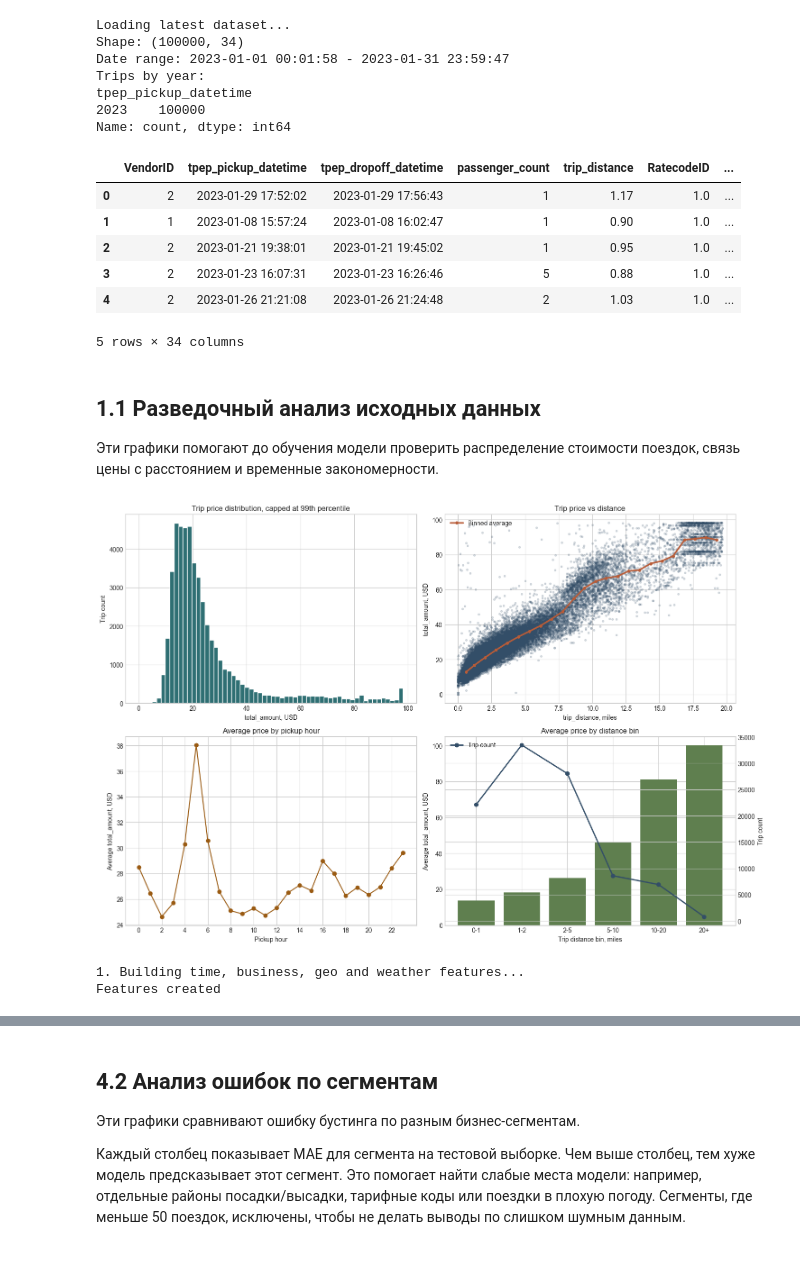
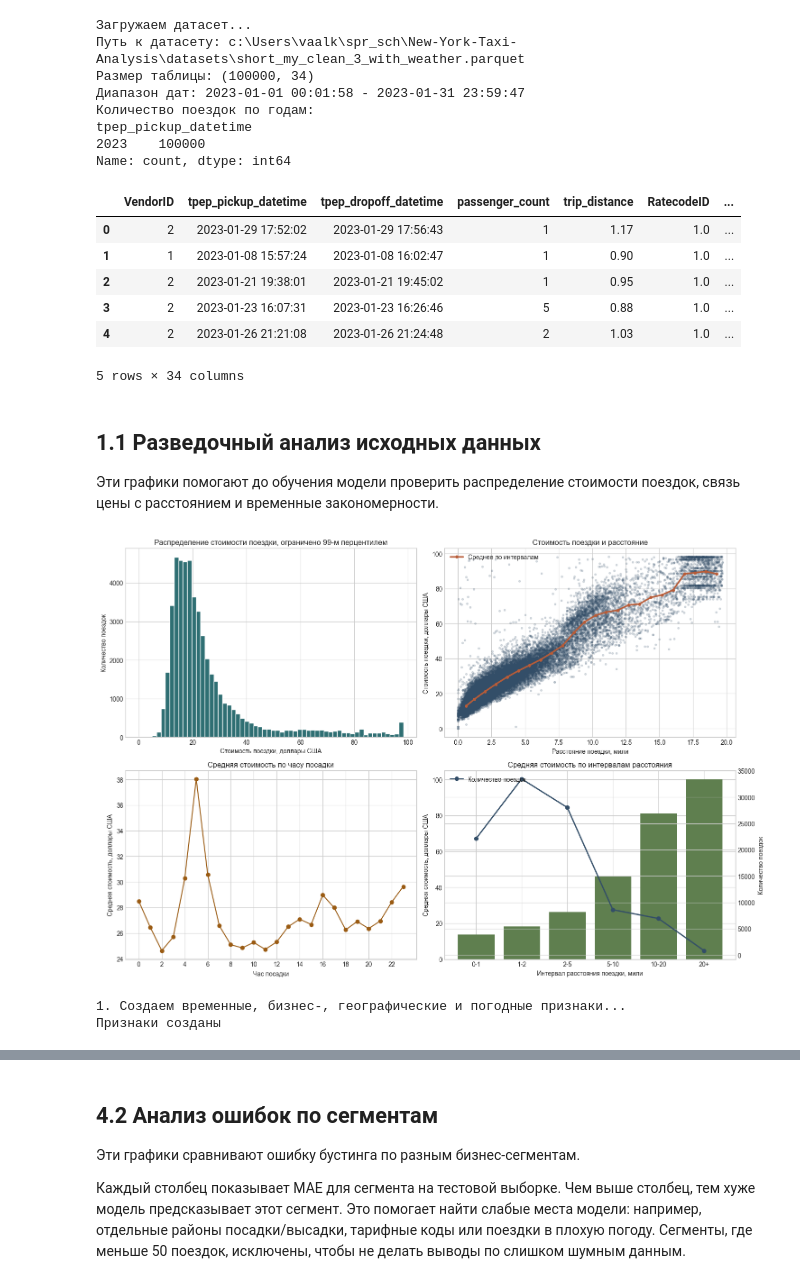
Before and after one commit to Team-10-Spilis/New-York-Taxi-Analysis, a Jupyter notebook: ml_price/pred_cost_grad_boost.ipynb, the cells around one changed output, grey strips where cells are left out. Saved outputs shown, nothing was run; the diff lists cells and outputs as text; code cells hidden in the pictures.

```diff
--- a/ml_price/pred_cost_grad_boost.ipynb
+++ b/ml_price/pred_cost_grad_boost.ipynb
@@ -37,27 +42,29 @@ try:
 except OSError:
     plt.style.use("ggplot")
 # %%
-print("Loading latest dataset...")
+print("Загружаем датасет...")
+print("Путь к датасету:", DATA_PATH)
 df = pd.read_parquet(DATA_PATH)
 
 df["tpep_pickup_datetime"] = pd.to_datetime(df["tpep_pickup_datetime"], errors="coerce")
 
-# Keep only 2023-2024, just in case the file contains date outliers.
+# Оставляем только 2023-2024 годы на случай выбросов по датам.
 df = df.loc[
     df["tpep_pickup_datetime"].ge(pd.Timestamp("2023-01-01"))
     & df["tpep_pickup_datetime"].lt(pd.Timestamp("2025-01-01"))
 ].copy()
 
-print("Shape:", df.shape)
-print("Date range:", df["tpep_pickup_datetime"].min(), "-", df["tpep_pickup_datetime"].max())
-print("Trips by year:")
+print("Размер таблицы:", df.shape)
+print("Диапазон дат:", df["tpep_pickup_datetime"].min(), "-", df["tpep_pickup_datetime"].max())
+print("Количество поездок по годам:")
 print(df["tpep_pickup_datetime"].dt.year.value_counts().sort_index())
 df.head()
 # %% [output]
-Loading latest dataset...
-Shape: (100000, 34)
-Date range: 2023-01-01 00:01:58 - 2023-01-31 23:59:47
-Trips by year:
+Загружаем датасет...
+Путь к датасету: c:\Users\vaalk\spr_sch\New-York-Taxi-Analysis\datasets\short_my_clean_3_with_weather.parquet
+Размер таблицы: (100000, 34)
+Диапазон дат: 2023-01-01 00:01:58 - 2023-01-31 23:59:47
+Количество поездок по годам:
 tpep_pickup_datetime
 2023    100000
 Name: count, dtype: int64
@@ -89,9 +96,9 @@ plot_sample = plot_sample.sample(min(50_000, len(plot_sample)), random_state=42)
 fig, axes = plt.subplots(2, 2, figsize=(15, 10))
 
 axes[0, 0].hist(plot_sample[TARGET_COL], bins=60, color="#2f6f73", edgecolor="white")
-axes[0, 0].set_title("Trip price distribution, capped at 99th percentile")
-axes[0, 0].set_xlabel("total_amount, USD")
-axes[0, 0].set_ylabel("Trip count")
+axes[0, 0].set_title("Распределение стоимости поездки, ограничено 99-м перцентилем")
+axes[0, 0].set_xlabel("Стоимость поездки, доллары США")
+axes[0, 0].set_ylabel("Количество поездок")
 
 axes[0, 1].scatter(
     plot_sample["trip_distance"],
@@ -114,58 +121,58 @@ axes[0, 1].plot(
     linewidth=2.5,
     marker="o",
     markersize=4,
-    label="Binned average",
+    label="Среднее по интервалам",
 )
 axes[0, 1].legend(loc="upper left")
-axes[0, 1].set_title("Trip price vs distance")
-axes[0, 1].set_xlabel("trip_distance, miles")
-axes[0, 1].set_ylabel("total_amount, USD")
+axes[0, 1].set_title("Стоимость поездки и расстояние")
+axes[0, 1].set_xlabel("Расстояние поездки, мили")
+axes[0, 1].set_ylabel("Стоимость поездки, доллары США")
 
 hourly_price = plot_df.groupby("pickup_hour", observed=False)[TARGET_COL].mean()
 axes[1, 0].plot(hourly_price.index, hourly_price.values, marker="o", color="#9a5b13")
-axes[1, 0].set_title("Average price by pickup hour")
-axes[1, 0].set_xlabel("Pickup hour")
-axes[1, 0].set_ylabel("Average total_amount, USD")
+axes[1, 0].set_title("Средняя стоимость по часу посадки")
+axes[1, 0].set_xlabel("Час посадки")
+axes[1, 0].set_ylabel("Средняя стоимость, доллары США")
 axes[1, 0].set_xticks(range(0, 24, 2))
 
 distance_bins = [0, 1, 2, 5, 10, 20, np.inf]
 distance_labels = ["0-1", "1-2", "2-5", "5-10", "10-20", "20+"]
 distance_stats = plot_df.assign(
     distance_bin=pd.cut(
         plot_df["trip_distance"],
         bins=distance_bins,
         labels=distance_labels,
         include_lowest=True,
     )
 ).groupby("distance_bin", observed=False).agg(
     avg_price=(TARGET_COL, "mean"),
     trips=(TARGET_COL, "size"),
 ).reset_index()
 
 axes[1, 1].bar(distance_stats["distance_bin"].astype(str), distance_stats["avg_price"], color="#5f7f4f")
-axes[1, 1].set_title("Average price by distance bin")
-axes[1, 1].set_xlabel("Trip distance bin, miles")
-axes[1, 1].set_ylabel("Average total_amount, USD")
+axes[1, 1].set_title("Средняя стоимость по интервалам расстояния")
+axes[1, 1].set_xlabel("Интервал расстояния поездки, мили")
+axes[1, 1].set_ylabel("Средняя стоимость, доллары США")
 
 count_axis = axes[1, 1].twinx()
 count_axis.plot(
     distance_stats["distance_bin"].astype(str),
     distance_stats["trips"],
     color="#334e68",
     marker="o",
     linewidth=2,
-    label="Trip count",
+    label="Количество поездок",
 )
-count_axis.set_ylabel("Trip count")
+count_axis.set_ylabel("Количество поездок")
 count_axis.legend(loc="upper left")
 
 fig.tight_layout()
-fig.savefig(PLOTS_DIR / "01_data_overview.png", dpi=150, bbox_inches="tight")
+fig.savefig(plot_path("figures/01_data_overview.png"), dpi=150, bbox_inches="tight")
 plt.show()
 # %% [output]
-[figure, old version]
+[figure, new version]
 # %%
-print("1. Building time, business, geo and weather features...")
+print("1. Создаем временные, бизнес-, географические и погодные признаки...")
 
 model_df = df.copy()
 
@@ -223,10 +230,10 @@ model_df["interborough_trip"] = (model_df["PU_Borough"] != model_df["DO_Borough"
 
 model_df["route_id"] = model_df["PULocationID"].astype(str) + "_" + model_df["DOLocationID"].astype(str)
 
-print("Features created")
+print("Признаки созданы")
 # %% [output]
-1. Building time, business, geo and weather features...
-Features created
+1. Создаем временные, бизнес-, географические и погодные признаки...
+Признаки созданы
 # %%
 categorical_cols = [
     "VendorID",
```
Also changed, not shown: parts of 12 cells of this notebook.
